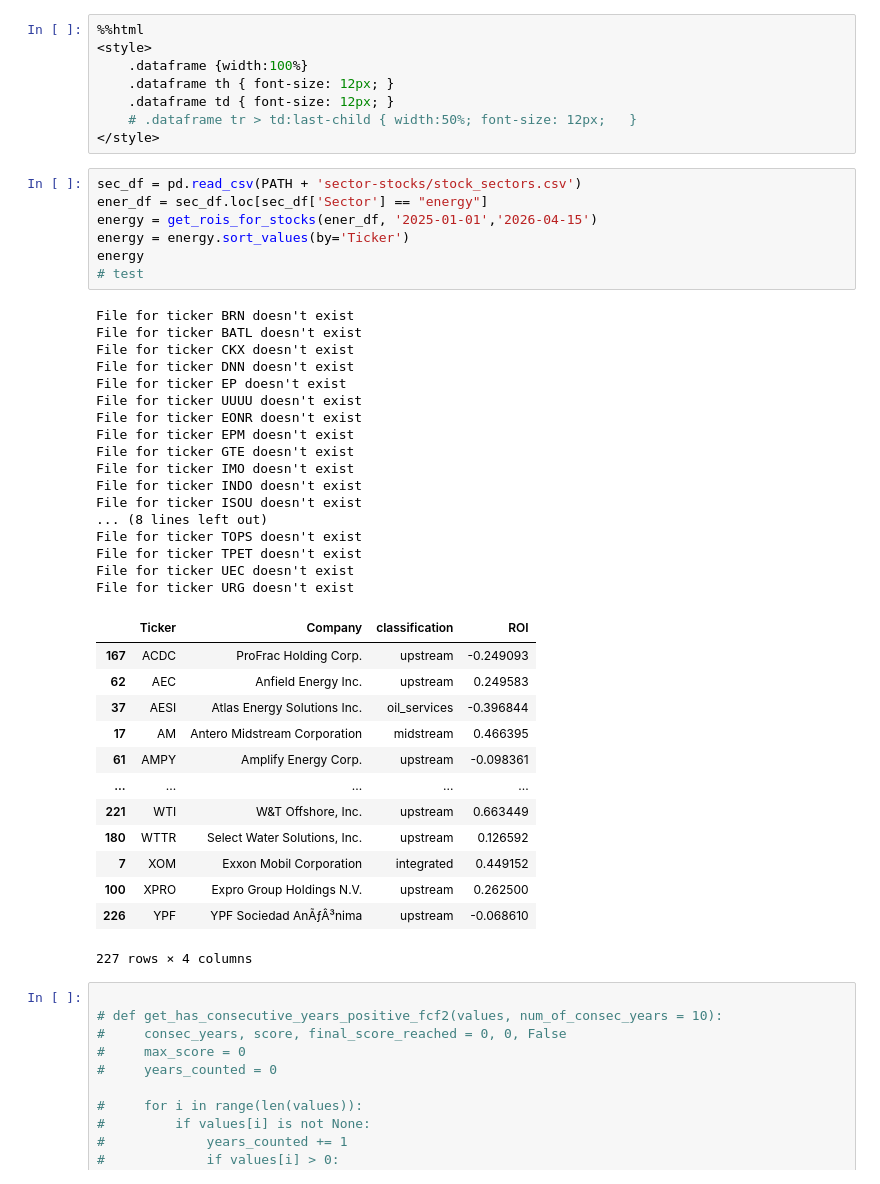
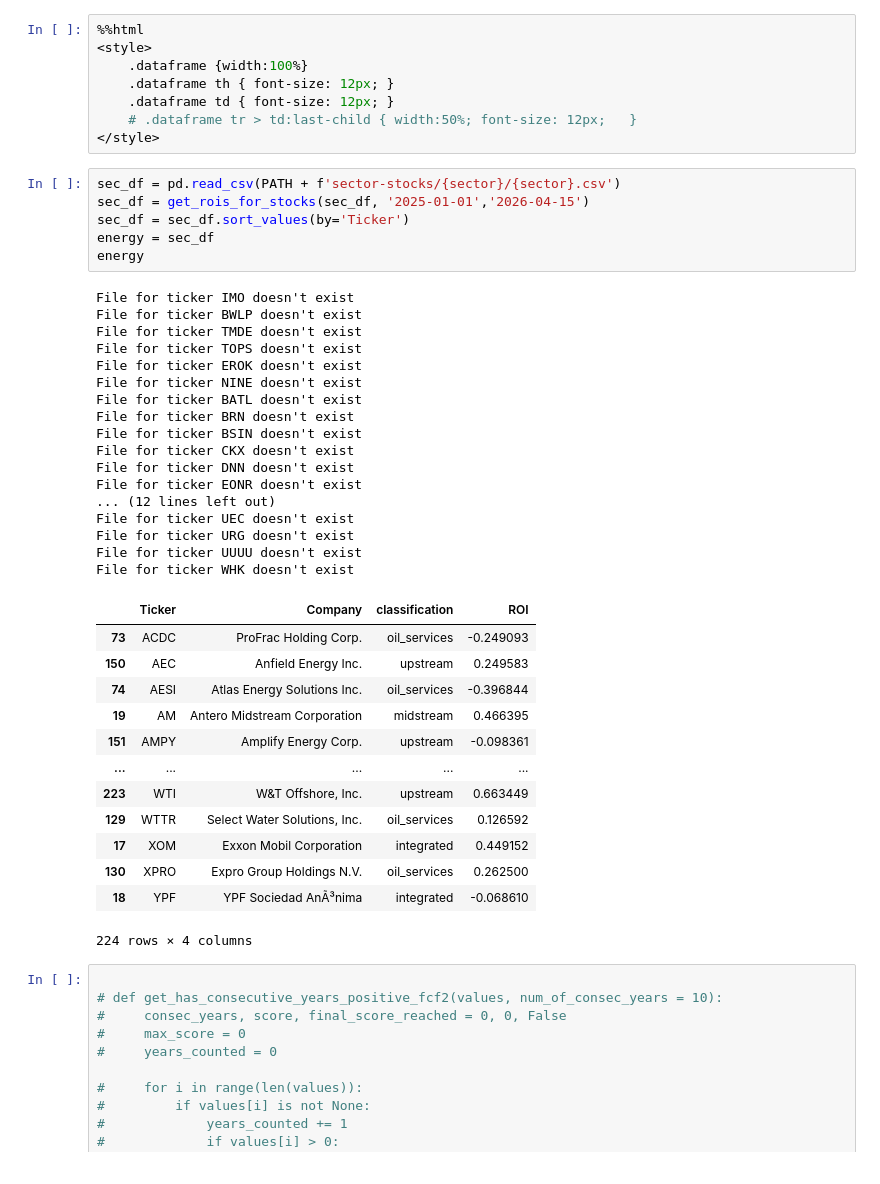
Before and after one commit to halfonso03/Stock-screener, a Jupyter notebook: energy_analysis.ipynb, the cells around one changed output. Saved outputs shown, nothing was run; the diff lists cells and outputs as text.

```diff
--- a/energy_analysis.ipynb
+++ b/energy_analysis.ipynb
@@ -71,43 +72,42 @@ token
     # .dataframe tr > td:last-child { width:50%; font-size: 12px;   }
 </style>
 # %%
-sec_df = pd.read_csv(PATH + 'sector-stocks/stock_sectors.csv')
-ener_df = sec_df.loc[sec_df['Sector'] == "energy"]
-energy = get_rois_for_stocks(ener_df, '2025-01-01','2026-04-15')
-energy = energy.sort_values(by='Ticker')
+sec_df = pd.read_csv(PATH + f'sector-stocks/{sector}/{sector}.csv')
+sec_df = get_rois_for_stocks(sec_df, '2025-01-01','2026-04-15')
+sec_df = sec_df.sort_values(by='Ticker')
+energy = sec_df
 energy
-# test
 # %% [output]
+File for ticker IMO doesn't exist
+File for ticker BWLP doesn't exist
+File for ticker TMDE doesn't exist
+File for ticker TOPS doesn't exist
+File for ticker EROK doesn't exist
+File for ticker NINE doesn't exist
+File for ticker BATL doesn't exist
 File for ticker BRN doesn't exist
-File for ticker BATL doesn't exist
+File for ticker BSIN doesn't exist
 File for ticker CKX doesn't exist
 File for ticker DNN doesn't exist
-File for ticker EP doesn't exist
-File for ticker UUUU doesn't exist
 File for ticker EONR doesn't exist
-File for ticker EPM doesn't exist
-File for ticker GTE doesn't exist
-File for ticker IMO doesn't exist
-File for ticker INDO doesn't exist
-File for ticker ISOU doesn't exist
-... (8 lines left out)
-File for ticker TOPS doesn't exist
-File for ticker TPET doesn't exist
+... (12 lines left out)
 File for ticker UEC doesn't exist
 File for ticker URG doesn't exist
+File for ticker UUUU doesn't exist
+File for ticker WHK doesn't exist
 |  | Ticker | Company | classification | ROI |
-| 167 | ACDC | ProFrac Holding Corp. | upstream | -0.249093 |
-| 62 | AEC | Anfield Energy Inc. | upstream | 0.249583 |
-| 37 | AESI | Atlas Energy Solutions Inc. | oil_services | -0.396844 |
-| 17 | AM | Antero Midstream Corporation | midstream | 0.466395 |
-| 61 | AMPY | Amplify Energy Corp. | upstream | -0.098361 |
+| 73 | ACDC | ProFrac Holding Corp. | oil_services | -0.249093 |
+| 150 | AEC | Anfield Energy Inc. | upstream | 0.249583 |
+| 74 | AESI | Atlas Energy Solutions Inc. | oil_services | -0.396844 |
+| 19 | AM | Antero Midstream Corporation | midstream | 0.466395 |
+| 151 | AMPY | Amplify Energy Corp. | upstream | -0.098361 |
 | ... | ... | ... | ... | ... |
-| 221 | WTI | W&T Offshore, Inc. | upstream | 0.663449 |
-| 180 | WTTR | Select Water Solutions, Inc. | upstream | 0.126592 |
-| 7 | XOM | Exxon Mobil Corporation | integrated | 0.449152 |
-| 100 | XPRO | Expro Group Holdings N.V. | upstream | 0.262500 |
-| 226 | YPF | YPF Sociedad AnÃƒÂ³nima | upstream | -0.068610 |
+| 223 | WTI | W&T Offshore, Inc. | upstream | 0.663449 |
+| 129 | WTTR | Select Water Solutions, Inc. | oil_services | 0.126592 |
+| 17 | XOM | Exxon Mobil Corporation | integrated | 0.449152 |
+| 130 | XPRO | Expro Group Holdings N.V. | oil_services | 0.262500 |
+| 18 | YPF | YPF Sociedad AnÃ³nima | integrated | -0.068610 |
-227 rows × 4 columns
+224 rows × 4 columns
 # %%
 
 # def get_has_consecutive_years_positive_fcf2(values, num_of_consec_years = 10):
```
Also changed, not shown: parts of 10 cells of this notebook, 5 other files.
